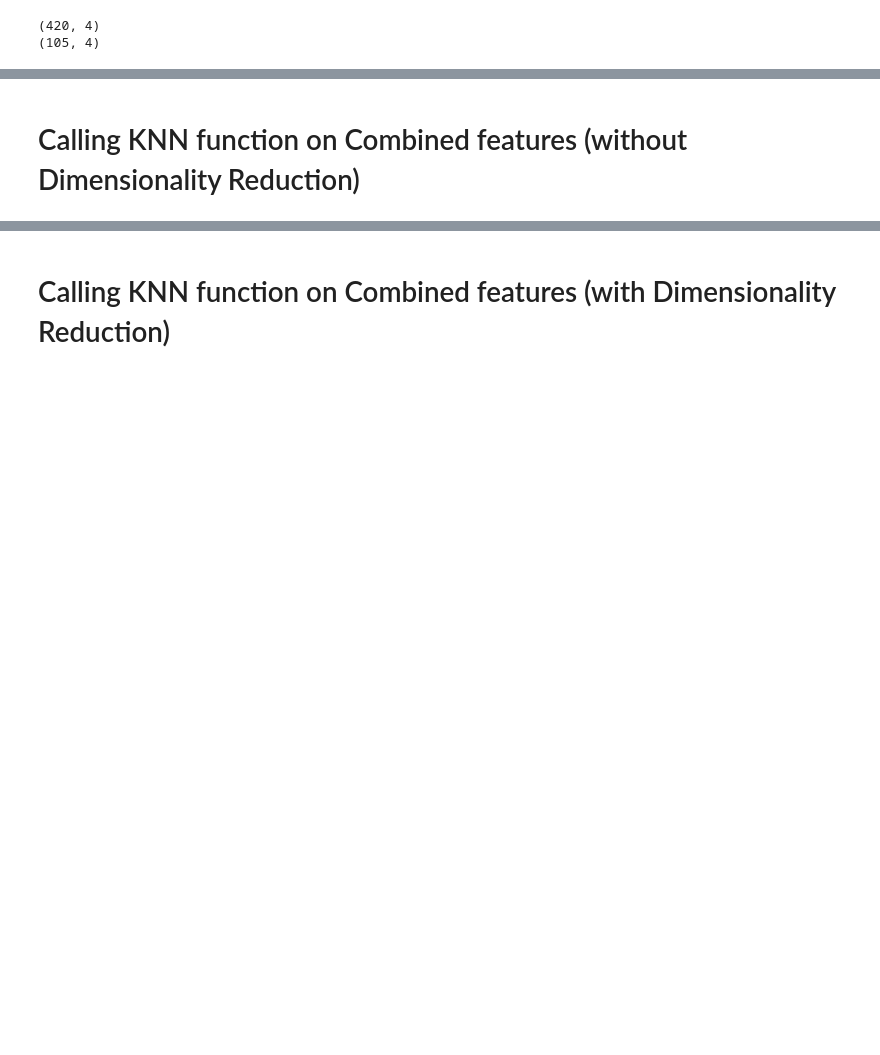
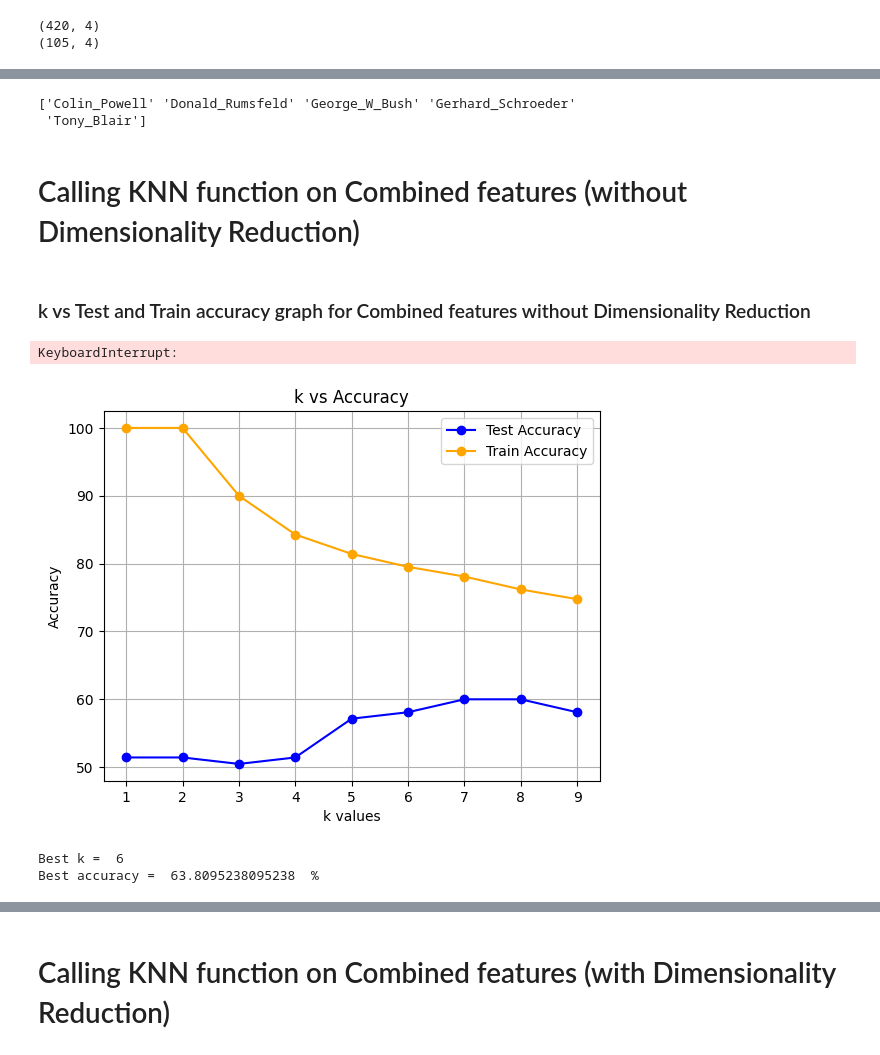
Before and after one commit to AgarwalMayank2/Face_Detection, a Jupyter notebook: applying_ML_algorithms/KNN_PRMLproj.ipynb, the cells around one changed output, grey strips where cells are left out. Cells and saved outputs as stored; diff of their text form; code cells hidden in the pictures; blank space fills up the shorter version.

```diff
--- a/applying_ML_algorithms/KNN_PRMLproj.ipynb
+++ b/applying_ML_algorithms/KNN_PRMLproj.ipynb
@@ -38,8 +38,8 @@ def knn(k, X_train, X_test, y_test):
 
     predictions.append(label_encoder.inverse_transform([most_common_label])[0])
 
-    if (i<=100 and i%10==0) or i==200:
-      print(f'Label {i} detected : {predictions[i]}')
+    # if (i<=100 and i%10==0) or i==200:
+    #   print(f'Label {i} detected : {predictions[i]}')
 
   accuracy = findAccuracy(predictions, y_test)
   return predictions, accuracy
@@ -509,3 +394,48 @@ print(X_test_lda.shape)
+# %%
+print(np.unique(y_test_labels))
+# %% [output]
+['Colin_Powell' 'Donald_Rumsfeld' 'George_W_Bush' 'Gerhard_Schroeder'
+ 'Tony_Blair']
 # %% [markdown]
 # Calling KNN function on Combined features (without Dimensionality Reduction)
+# %% [markdown]
+### k vs Test and Train accuracy graph for Combined features without Dimensionality Reduction
+# %%
+test_accuracies=[]
+train_accuracies=[]
+for k in range(1,10):
+  y_pred_test, acc_test = knn(k, combined_X_train, combined_X_test, y_test)
+  test_accuracies.append((k,acc_test))
+  y_pred_train, acc_train = knn(k, combined_X_train, combined_X_train, y_train)
+  train_accuracies.append((k,acc_train))
+
+print("Test accuracies = ", test_accuracies)
+print("Train accuracies = ", train_accuracies)
+# %% [output]
+KeyboardInterrupt:
+# %%
+# plot k vs test accuracy and train accuracy graph
+import matplotlib.pyplot as plt
+
+x_axis=[pair[0] for pair in test_accuracies]
+y_axis_test=[pair[1] for pair in test_accuracies]
+y_axis_train=[pair[1] for pair in train_accuracies]
+
+plt.plot(x_axis, y_axis_test, marker='o', color='blue', label='Test Accuracy') # Test accuracy
+plt.plot(x_axis, y_axis_train, marker='o', color='orange', label='Train Accuracy') # Train accuracy
+plt.xlabel('k values')
+plt.ylabel('Accuracy')
+plt.title('k vs Accuracy')
+plt.legend()
+plt.grid('True')
+plt.show()
+# %% [output]
+[figure, added]
+# %%
+best_k, best_acc = max(test_accuracies, key=lambda x: x[1])
+print("Best k = ", best_k)
+print("Best accuracy = ", best_acc, " %")
+# %% [output]
+Best k =  6
+Best accuracy =  63.8095238095238  %
 # %%
```
Also changed, not shown: parts of 49 cells of this notebook.
